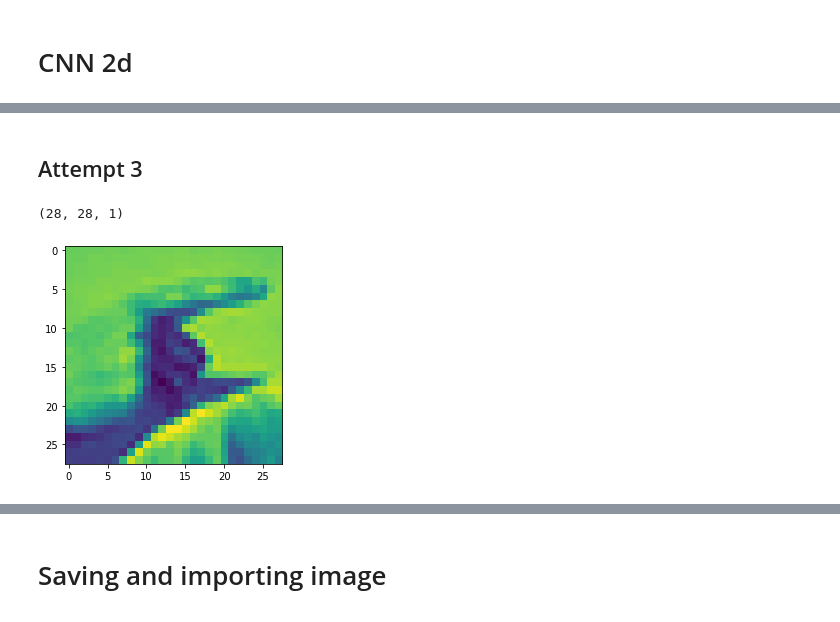
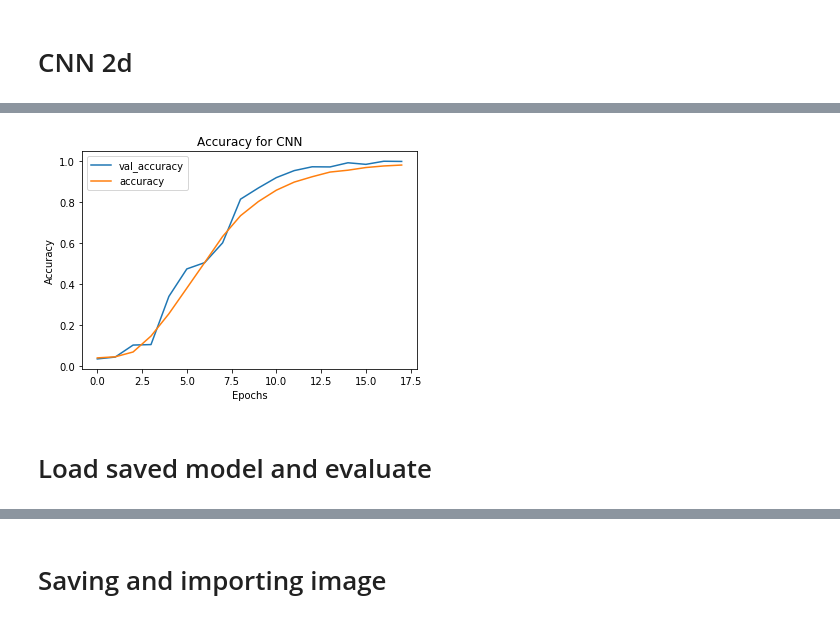
Before and after one commit to alex21738/Image_Classification-American_Sign_Language, a Jupyter notebook: ASL image classification.ipynb, the cells around one changed output, grey strips where cells are left out. Saved outputs shown, nothing was run; the diff lists cells and outputs as text; code cells hidden in the pictures.

```diff
--- a/ASL image classification.ipynb
+++ b/ASL image classification.ipynb
@@ -206,7 +342,7 @@ modelcnn.compile(loss='categorical_crossentropy',
 # %%
 results = modelcnn.fit(image_train,
                       label_train,
-                      epochs = 15,
+                      epochs = 18,
                       batch_size=32,
                       validation_data=(image_val, label_val))
 # %% [output]
@@ -288,8 +387,0 @@ modelcnn.compile(loss='categorical_crossentropy',
-# %%
-results = modelcnn.fit(image_train,
-                      label_train,
-                      epochs = 20,
-                      batch_size=32,
-                      validation_data=(image_val, label_val))
-# %%
-visualize_training_results(results)
@@ -333,2 +387,0 @@ plt.show()
-# %% [markdown]
-## Attempt 3
@@ -338,9 +388,14 @@ imagesh.shape
-# %%
-imageheat = np.expand_dims(imagestest[0], axis=0)
-
-imageheat.shape
-plt.imshow(imagestest[0].reshape(28,28))
-imagestest[0].shape
-# %% [output]
-(28, 28, 1)
-[figure, removed]
+# %%
+history = results.history
+plt.figure()
+plt.plot(history['val_accuracy'])
+plt.plot(history['accuracy'])
+plt.legend(['val_accuracy', 'accuracy'])
+plt.title('Accuracy for CNN')
+plt.xlabel('Epochs')
+plt.ylabel('Accuracy')
+plt.show()
+# %% [output]
+[figure, added]
+# %% [markdown]
+# Load saved model and evaluate
```
Also changed, not shown: parts of 89 cells of this notebook, 4 other files.
